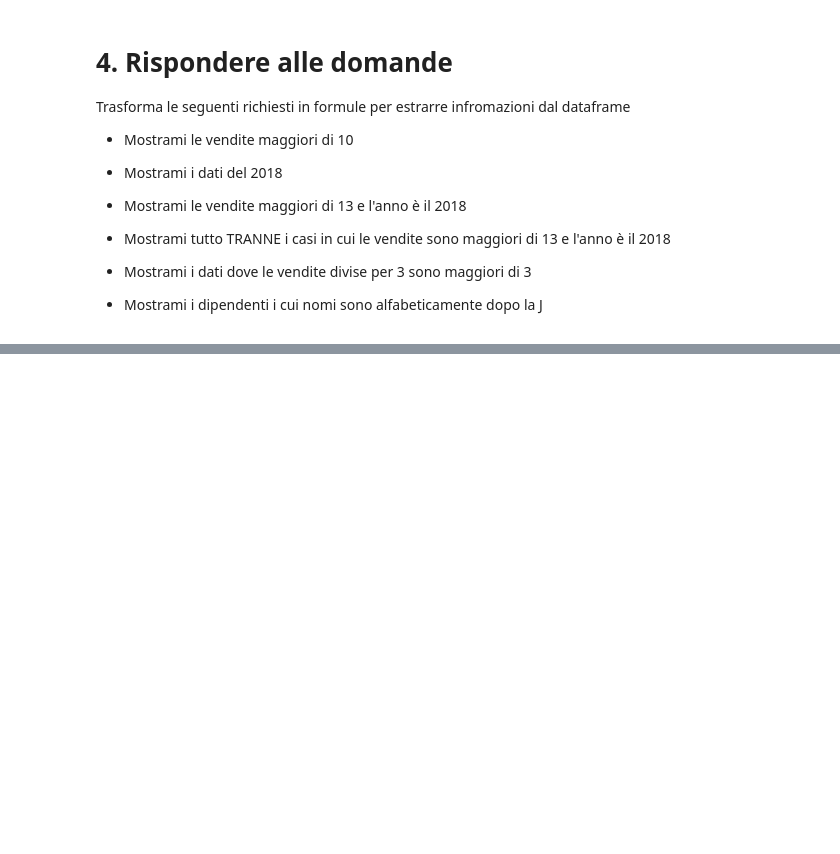
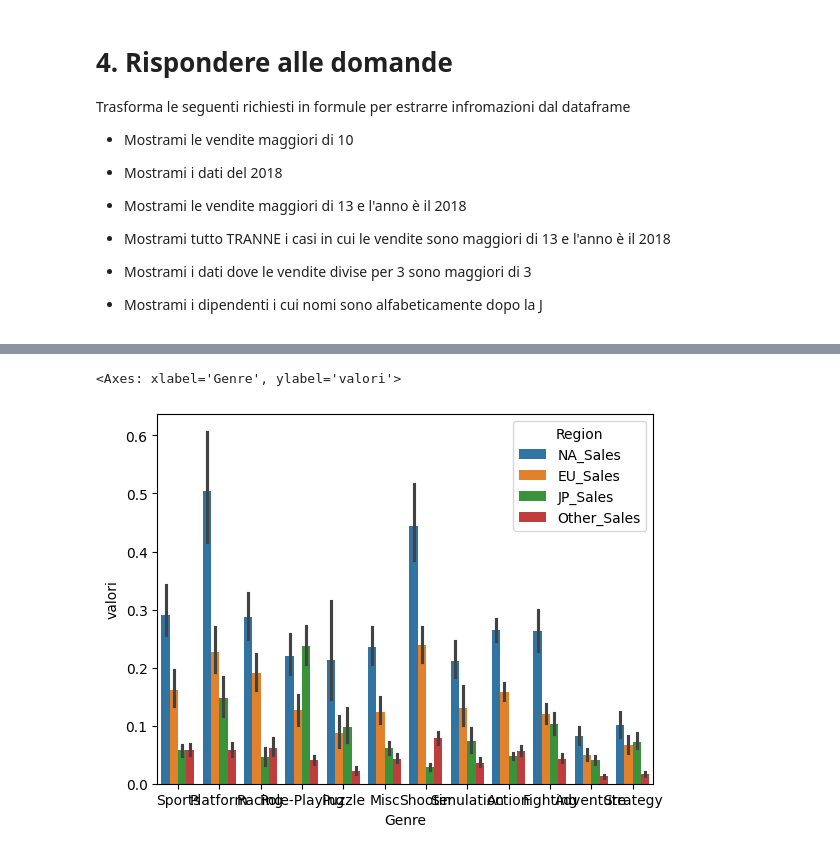
Before and after one commit to marinollilorenzo/programmazione_laboratorio, a Jupyter notebook: lab_2/lezione_6/6.4_Esericzi.ipynb, the cells around one changed output, grey strips where cells are left out. Cells and saved outputs as stored; diff of their text form; code cells hidden in the pictures; blank space fills up the shorter version.

```diff
--- a/lab_2/lezione_6/6.4_Esericzi.ipynb
+++ b/lab_2/lezione_6/6.4_Esericzi.ipynb
@@ -53,0 +138,4 @@ df.head()
+# %%
+print("4. Prova a riprodurre questo plot ")
+df_melt = df.melt(id_vars=['Rank', 'Name', 'Platform', 'Year', 'Genre','Publisher', 'Global_Sales'], var_name='Region', value_name='valori')
+df_melt
@@ -53,0 +157,5 @@ df.head()
+# %%
+sns.barplot(data=df_melt, x='Genre',y='valori', hue='Region', dodge=True)
+# %% [output]
+<Axes: xlabel='Genre', ylabel='valori'>
+[figure, added]
```
Also changed, not shown: parts of 8 cells of this notebook.
